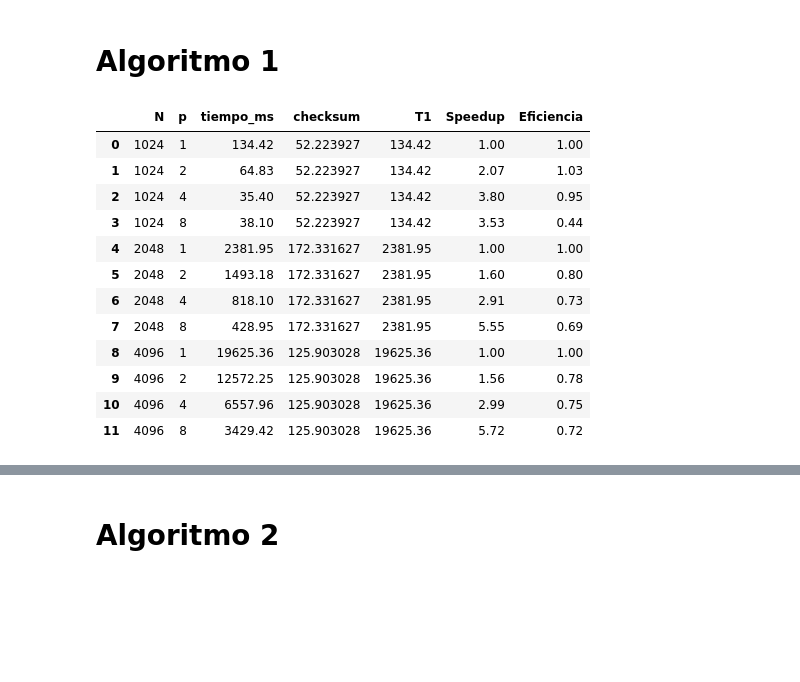
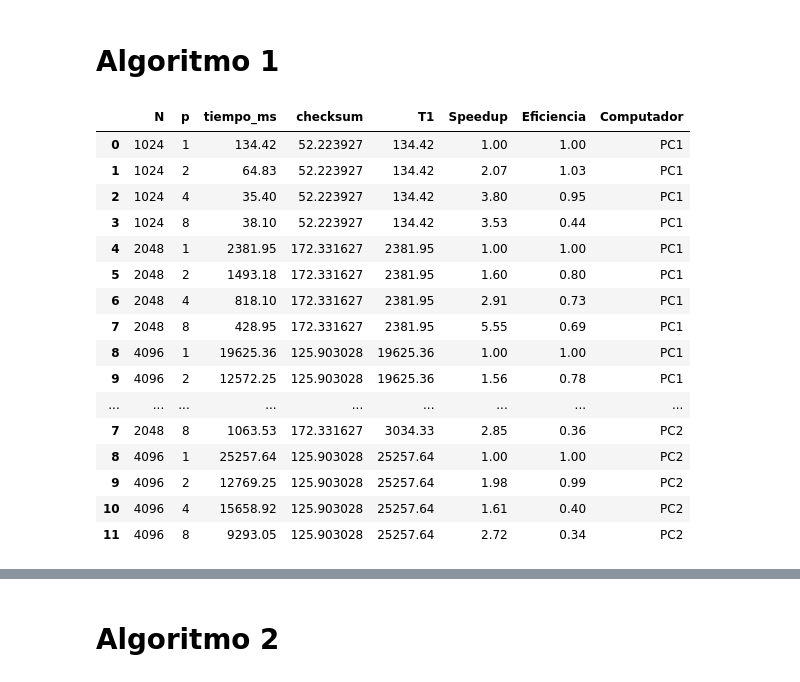
Before and after one commit to Jimenez73/alg_paralelos, a Jupyter notebook: tarea_2/graphs.ipynb, the cells around one changed output, grey strips where cells are left out. Saved outputs shown, nothing was run; the diff lists cells and outputs as text; code cells hidden in the pictures; blank space fills up the shorter version.

```diff
--- a/tarea_2/graphs.ipynb
+++ b/tarea_2/graphs.ipynb
@@ -34,26 +68,40 @@ Text(0, 0.5, 'Tiempo (ms)')
 # %% [markdown]
 # Algoritmo 1
+# %%
+def calcular(df):
+    t1_map = df[df['p'] == 1].set_index('N')['tiempo_ms']
+    df['T1'] = df['N'].map(t1_map)
+
+    df['Speedup'] = (df['T1'] / df['tiempo_ms']).round(2)
+    df['Eficiencia'] = (df['Speedup'] / df['p']).round(2)
+
+    return df
 # %%
-df_1 = pd.read_csv(f"{results}/alg_1.csv")
+df_1 = pd.read_csv(f"{results_pc1}/alg_1.csv")
+df_1 = calcular(df_1)
+df_1["Computador"] = "PC1"
 
-t1_map = df_1[df_1['p'] == 1].set_index('N')['tiempo_ms']
-df_1['T1'] = df_1['N'].map(t1_map)
+df_11 = pd.read_csv(f"{results_pc2}/alg_1.csv")
+df_11 = calcular(df_11)
+df_11["Computador"] = "PC2"
 
-df_1['Speedup'] = (df_1['T1'] / df_1['tiempo_ms']).round(2)
-df_1['Eficiencia'] = (df_1['Speedup'] / df_1['p']).round(2)
-
+df_1 = pd.concat([df_1, df_11])
 df_1
 # %% [output]
-|  | N | p | tiempo_ms | checksum | T1 | Speedup | Eficiencia |
-| 0 | 1024 | 1 | 134.42 | 52.223927 | 134.42 | 1.00 | 1.00 |
-| 1 | 1024 | 2 | 64.83 | 52.223927 | 134.42 | 2.07 | 1.03 |
-| 2 | 1024 | 4 | 35.40 | 52.223927 | 134.42 | 3.80 | 0.95 |
-| 3 | 1024 | 8 | 38.10 | 52.223927 | 134.42 | 3.53 | 0.44 |
-| 4 | 2048 | 1 | 2381.95 | 172.331627 | 2381.95 | 1.00 | 1.00 |
-| 5 | 2048 | 2 | 1493.18 | 172.331627 | 2381.95 | 1.60 | 0.80 |
-| 6 | 2048 | 4 | 818.10 | 172.331627 | 2381.95 | 2.91 | 0.73 |
-| 7 | 2048 | 8 | 428.95 | 172.331627 | 2381.95 | 5.55 | 0.69 |
-| 8 | 4096 | 1 | 19625.36 | 125.903028 | 19625.36 | 1.00 | 1.00 |
-| 9 | 4096 | 2 | 12572.25 | 125.903028 | 19625.36 | 1.56 | 0.78 |
-| 10 | 4096 | 4 | 6557.96 | 125.903028 | 19625.36 | 2.99 | 0.75 |
-| 11 | 4096 | 8 | 3429.42 | 125.903028 | 19625.36 | 5.72 | 0.72 |
+|  | N | p | tiempo_ms | checksum | T1 | Speedup | Eficiencia | Computador |
+| 0 | 1024 | 1 | 134.42 | 52.223927 | 134.42 | 1.00 | 1.00 | PC1 |
+| 1 | 1024 | 2 | 64.83 | 52.223927 | 134.42 | 2.07 | 1.03 | PC1 |
+| 2 | 1024 | 4 | 35.40 | 52.223927 | 134.42 | 3.80 | 0.95 | PC1 |
+| 3 | 1024 | 8 | 38.10 | 52.223927 | 134.42 | 3.53 | 0.44 | PC1 |
+| 4 | 2048 | 1 | 2381.95 | 172.331627 | 2381.95 | 1.00 | 1.00 | PC1 |
+| 5 | 2048 | 2 | 1493.18 | 172.331627 | 2381.95 | 1.60 | 0.80 | PC1 |
+| 6 | 2048 | 4 | 818.10 | 172.331627 | 2381.95 | 2.91 | 0.73 | PC1 |
+| 7 | 2048 | 8 | 428.95 | 172.331627 | 2381.95 | 5.55 | 0.69 | PC1 |
+| 8 | 4096 | 1 | 19625.36 | 125.903028 | 19625.36 | 1.00 | 1.00 | PC1 |
+| 9 | 4096 | 2 | 12572.25 | 125.903028 | 19625.36 | 1.56 | 0.78 | PC1 |
+| ... | ... | ... | ... | ... | ... | ... | ... | ... |
+| 7 | 2048 | 8 | 1063.53 | 172.331627 | 3034.33 | 2.85 | 0.36 | PC2 |
+| 8 | 4096 | 1 | 25257.64 | 125.903028 | 25257.64 | 1.00 | 1.00 | PC2 |
+| 9 | 4096 | 2 | 12769.25 | 125.903028 | 25257.64 | 1.98 | 0.99 | PC2 |
+| 10 | 4096 | 4 | 15658.92 | 125.903028 | 25257.64 | 1.61 | 0.40 | PC2 |
+| 11 | 4096 | 8 | 9293.05 | 125.903028 | 25257.64 | 2.72 | 0.34 | PC2 |
```
Also changed, not shown: parts of 18 cells of this notebook, 5 other files.
